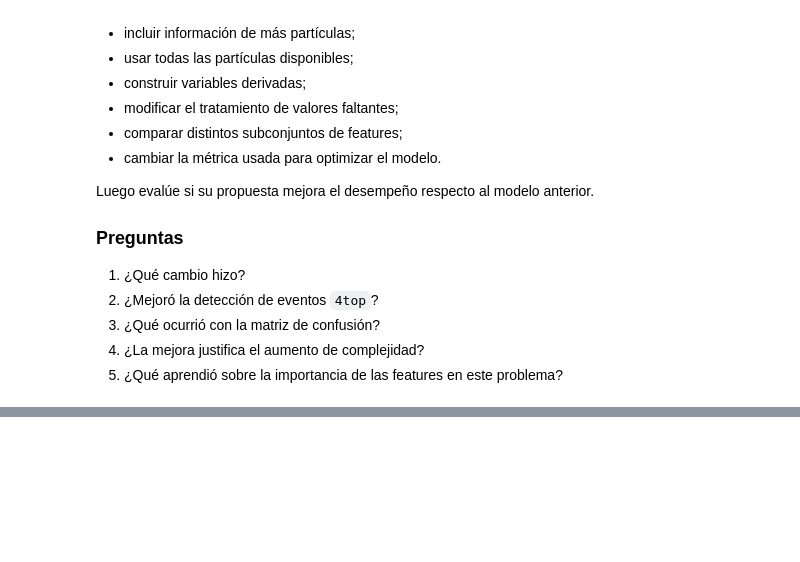
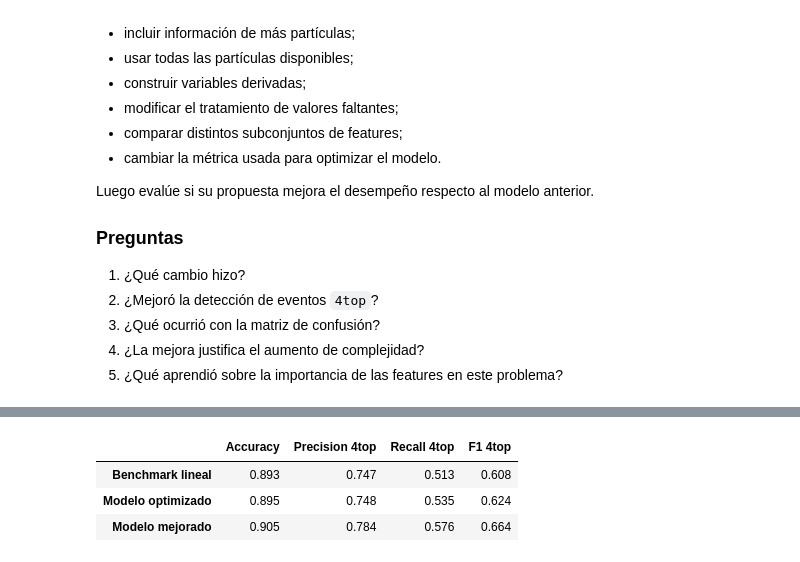
Before and after one commit to LucasPierryM/AST332, a Jupyter notebook: Semana05_SVM.ipynb, the cells around one changed output, grey strips where cells are left out. Drawn from its saved outputs; the diff is of its cells as text; code cells hidden in the pictures; blank space fills up the shorter version.

```diff
--- a/Semana05_SVM.ipynb
+++ b/Semana05_SVM.ipynb
@@ -627,0 +759,16 @@ benchmark_lim_piped = cross_validate(piped_model, features_lim_2, target, cv = c
+# %%
+preds = (ypred_linear, ypred_best, ypred_mejorado)
+
+resumen = pd.DataFrame({
+    'Accuracy':       [metrics.accuracy_score(target, p)  for p in preds],
+    'Precision 4top': [metrics.precision_score(target, p) for p in preds],
+    'Recall 4top':    [metrics.recall_score(target, p)    for p in preds],
+    'F1 4top':        [metrics.f1_score(target, p)        for p in preds],
+}, index=['Benchmark lineal', 'Modelo optimizado', 'Modelo mejorado']).round(3)
+
+resumen
+# %% [output]
+|  | Accuracy | Precision 4top | Recall 4top | F1 4top |
+| Benchmark lineal | 0.893 | 0.747 | 0.513 | 0.608 |
+| Modelo optimizado | 0.895 | 0.748 | 0.535 | 0.624 |
+| Modelo mejorado | 0.905 | 0.784 | 0.576 | 0.664 |
```
Also changed, not shown: parts of 20 cells of this notebook.
